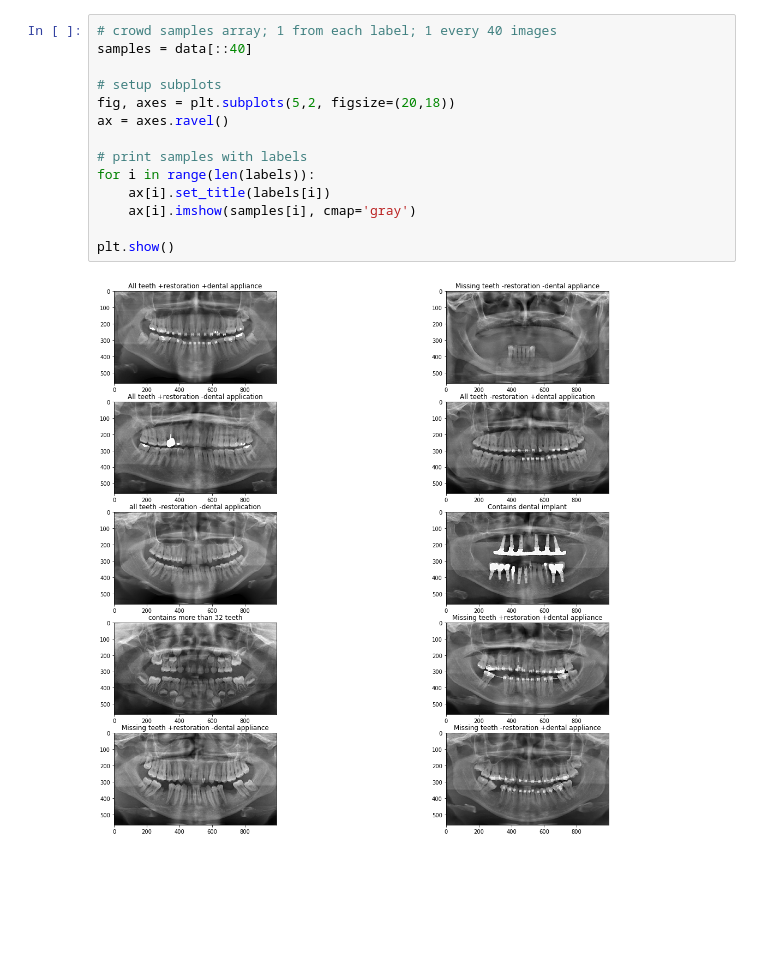
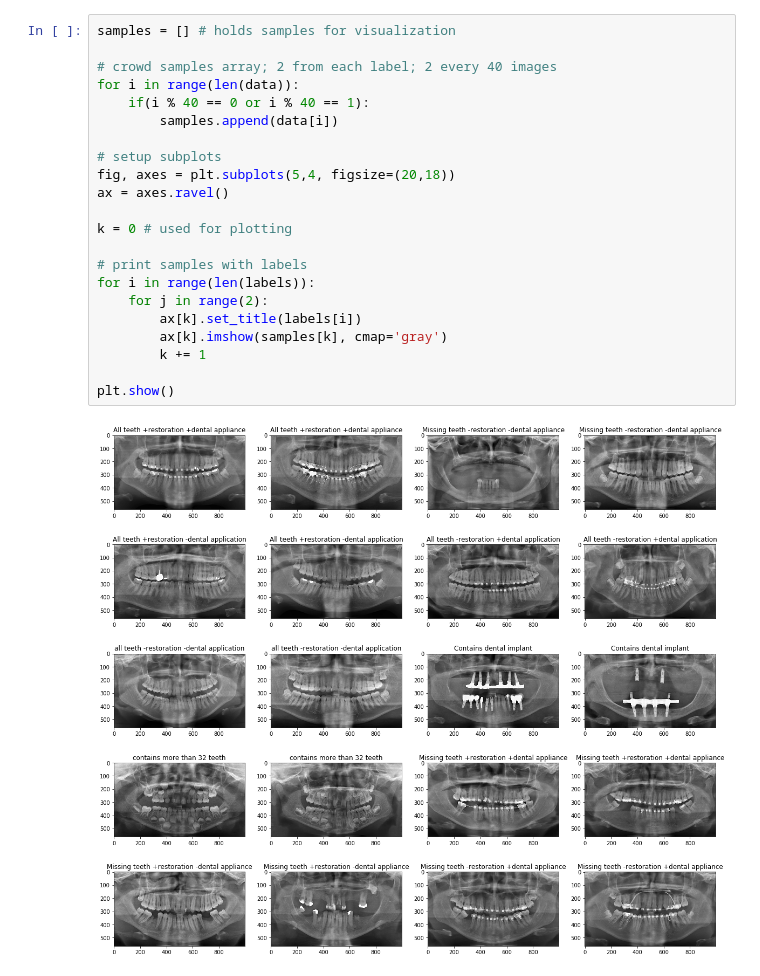
Before and after one commit to mdhach/unccv_project, a Jupyter notebook: tooth_decay.ipynb, the cells around one changed output. Drawn from its saved outputs; the diff is of its cells as text; blank space fills up the shorter version.

```diff
--- a/tooth_decay.ipynb
+++ b/tooth_decay.ipynb
@@ -40,18 +41,26 @@ for image in glob.iglob(root + '**/**', recursive=True):
         im_rescaled = rescale(im, 0.5, anti_aliasing=False)
         data.append(im_rescaled)
 # %%
-# crowd samples array; 1 from each label; 1 every 40 images
-samples = data[::40]
+samples = [] # holds samples for visualization
+
+# crowd samples array; 2 from each label; 2 every 40 images
+for i in range(len(data)):
+    if(i % 40 == 0 or i % 40 == 1):
+        samples.append(data[i])
 
 # setup subplots
-fig, axes = plt.subplots(5,2, figsize=(20,18))
+fig, axes = plt.subplots(5,4, figsize=(20,18))
 ax = axes.ravel()
+
+k = 0 # used for plotting
 
 # print samples with labels
 for i in range(len(labels)):
-    ax[i].set_title(labels[i])
-    ax[i].imshow(samples[i], cmap='gray')
+    for j in range(2):
+        ax[k].set_title(labels[i])
+        ax[k].imshow(samples[k], cmap='gray')
+        k += 1
 
 plt.show()
 # %% [output]
-[figure, old version]
+[figure, new version]
```
Also changed, not shown: parts of 2 cells of this notebook, 1 other file.
